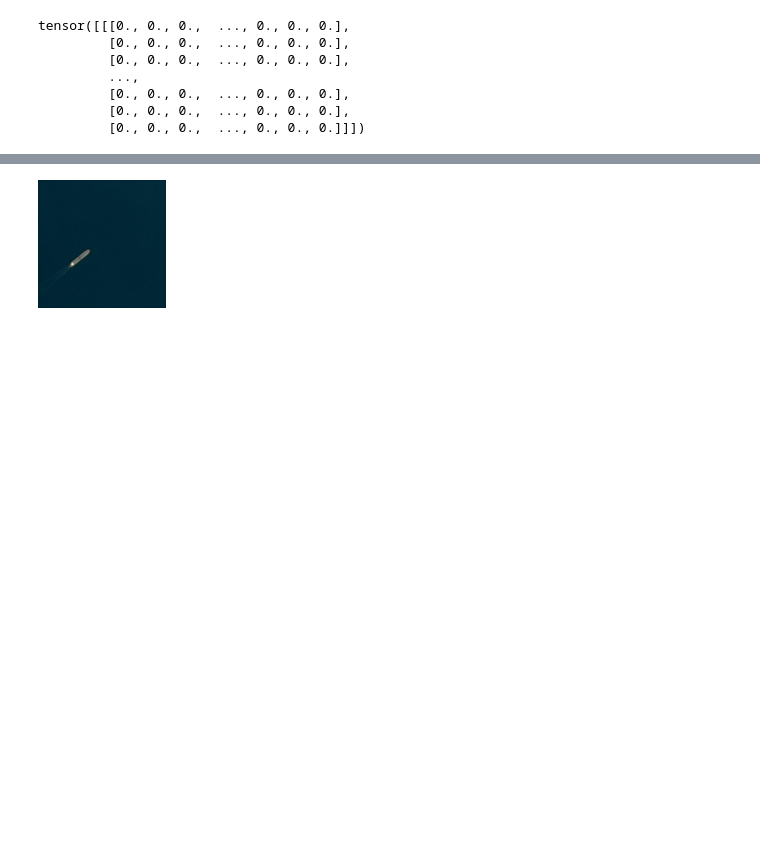
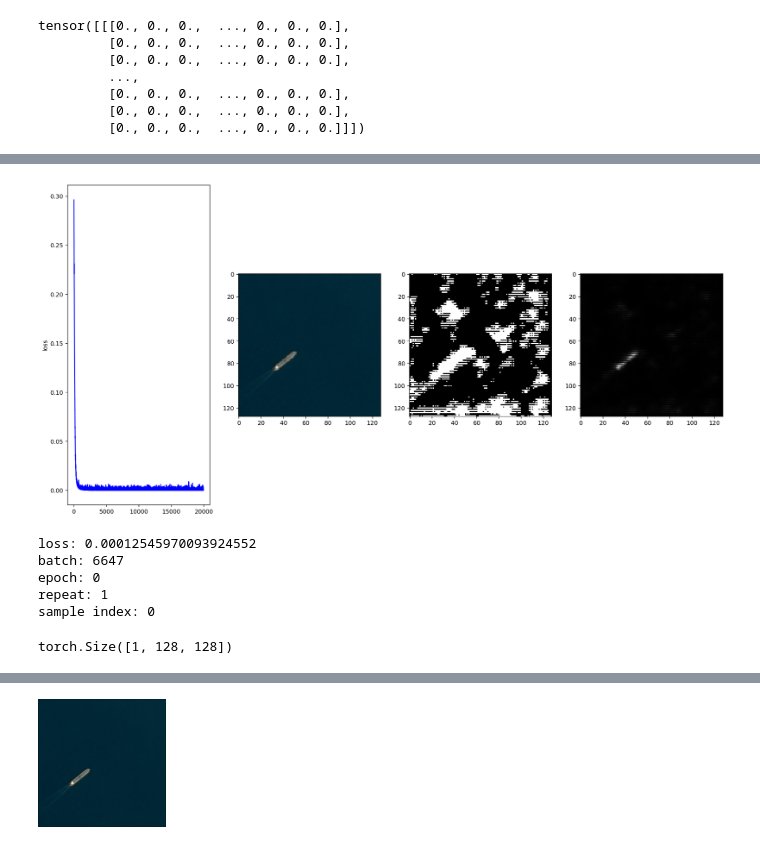
Before and after one commit to tetolab/shipdet, a Jupyter notebook: shipdet.ipynb, the cells around one changed output, grey strips where cells are left out. Saved outputs shown, nothing was run; the diff lists cells and outputs as text; code cells hidden in the pictures; blank space fills up the shorter version.

```diff
--- a/shipdet.ipynb
+++ b/shipdet.ipynb
@@ -401,3 +413,69 @@ epoch: 0
+# %%
+num_epochs = 1
+model.train()
+toPilImage = transforms.ToPILImage()
+data_size_to_repeat = 5
+sample_buffer = list()
+number_of_repeats = 3
+for epoch in range(num_epochs):
+    # Train:
+    for batch_index, sample in enumerate(train_loader):
+        sample_buffer.append(sample)
+        if len(sample_buffer) > data_size_to_repeat:
+            for i in range(number_of_repeats):
+                random.shuffle(sample_buffer)
+                for sample_index, sample in enumerate(sample_buffer):
+                    model.train()
+                    image = sample['image'].to(device)
+                    labels = sample['loc_image'].to(device)
+                    outputs = model(image)
+                    loss = criterion(outputs, labels)
+                    loss_history.append(loss.item())
+
+                    optimizer.zero_grad()
+                    loss.backward()
+                    optimizer.step()
+
+                    plt.figure(num=None, figsize=(20, 10), dpi=140, facecolor='w', edgecolor='k')
+                    plt.subplot(141)
+                    plt.plot(loss_history, color='blue')
+                    plt.ylabel('loss')
+                    #plt.show()
+                    #plt.plot(loss_history[len(loss_history) - 24:])
+                    #plt.ylabel('loss in last 24 batches')
+
+
+                    model.eval()
+                    image = sd[50]['image'].to(device)
+                    plt.subplot(142)
+                    plt.imshow(toPilImage(sd[50]['image']))
+                    plt.subplot(143)
+                    output = model(torch.unsqueeze(image, 0))[0].cpu().data
+                    scaled_output = (output - output.min())
+                    scaled_output = scaled_output / scaled_output.max()
+                    threshold = output.mean()
+                    #output = (output * (255/(output.max())))
+                    output[output > threshold] = 1.0
+                    output[output <= threshold ] = 0.0
+
+                    plt.imshow(toPilImage(output))
+                    plt.subplot(144)
+                    plt.imshow(toPilImage(scaled_output))
+            #         output = model(torch.unsqueeze(image, 0))[0].cpu().data[1:2]
+            #         plt.imshow(toPilImage((output * (255/(output.max())))))
+                    plt.show()
+                    model.train()
+                    print(f'loss: {loss.item()}\nbatch: {batch_index}\nepoch: {epoch}\nrepeat: {i}\nsample index: {sample_index}')
+                    #print(labels.cpu().long().unique())
+                    clear_output(wait=True)
+            sample_buffer = list()
+# %% [output]
+[figure, added]
+loss: 0.00012545970093924552
+batch: 6647
+epoch: 0
+repeat: 1
+sample index: 0
 # %%
 model.eval()
 
@@ -420,3 +498,7 @@ model = model.to(device)
 model.eval()
 image = sd[50]['image'].to(device)
 output = model(torch.unsqueeze(image, 0))[0]
+# %%
+output[0:1].shape
+# %% [output]
+torch.Size([1, 128, 128])
```
Also changed, not shown: parts of 10 cells of this notebook.
